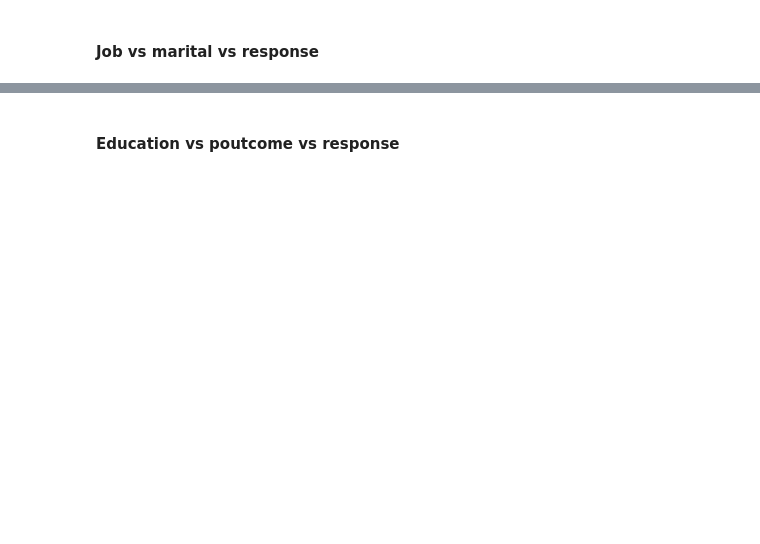
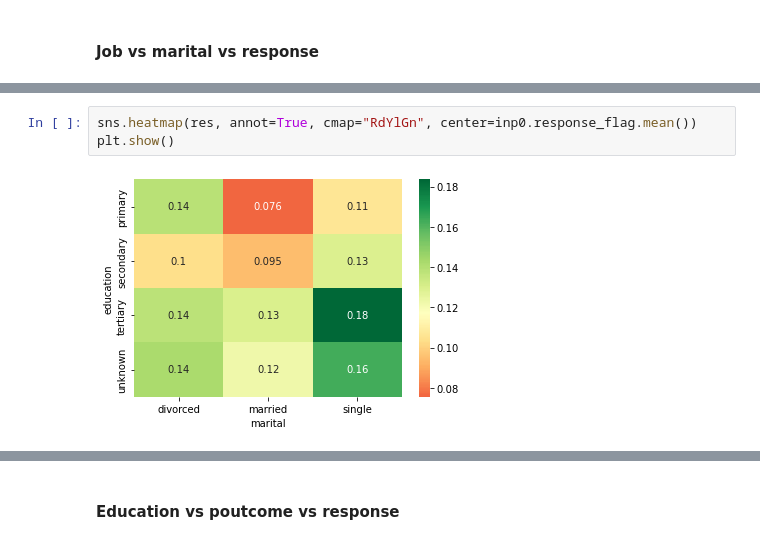
Before and after one commit to deepak7meher/machine-learning, a Jupyter notebook: Bank+Marketing+Campaign.ipynb, the cells around one changed output, grey strips where cells are left out. Saved outputs shown, nothing was run; the diff lists cells and outputs as text; blank space fills up the shorter version.

```diff
--- a/Bank+Marketing+Campaign.ipynb
+++ b/Bank+Marketing+Campaign.ipynb
@@ -865,0 +884,5 @@ plt.show()
+# %%
+sns.heatmap(res, annot=True, cmap="RdYlGn", center=inp0.response_flag.mean())
+plt.show()
+# %% [output]
+[figure, added]
```
Also changed, not shown: parts of 6 cells of this notebook.
